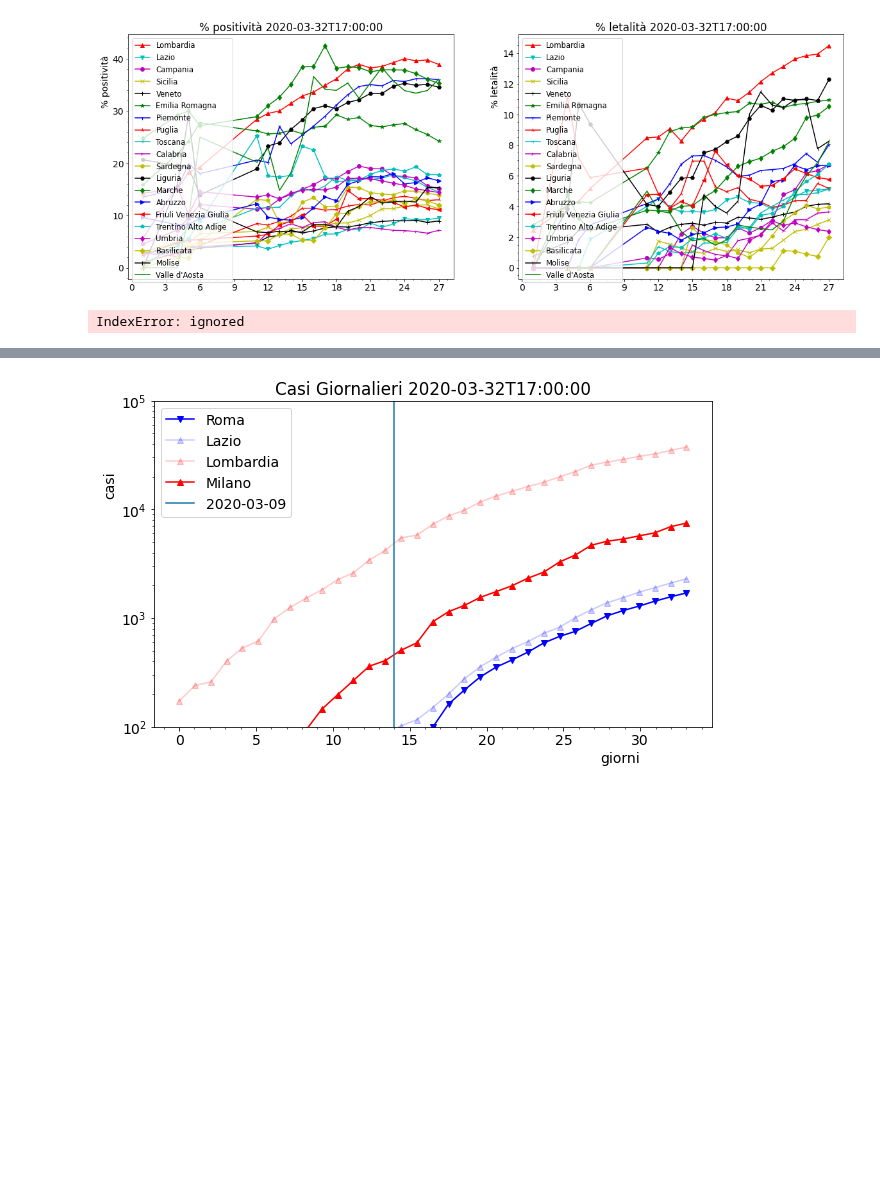
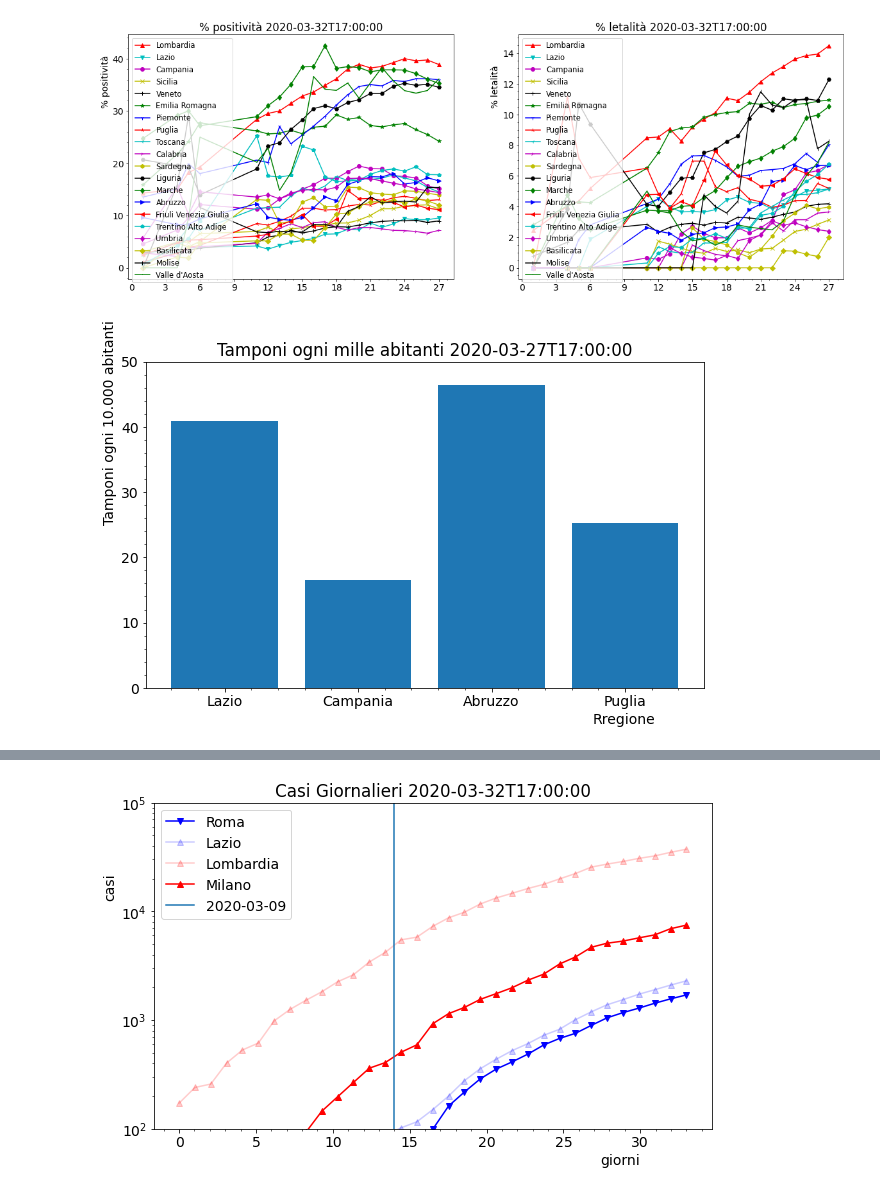
Before and after one commit to lorenzopaolucci/studenti, a Jupyter notebook: covid19.ipynb, the cells around one changed output, grey strips where cells are left out. Cells and saved outputs as stored; diff of their text form; code cells hidden in the pictures; blank space fills up the shorter version.

```diff
--- a/covid19.ipynb
+++ b/covid19.ipynb
@@ -908,27 +908,27 @@ plt.show()
 # %%
 P_Lazio = 5.897e6
 P_Campania = 5.827e6
 P_Abruzzo = 1.315e6
 P_Puglia = 4.048e6
-y = [(10000*dr.loc[(dr['denominazione_regione'] == 'Lazio') & (dr['data'] == '2020-03-18 17:00:00')]['tamponi'].values/P_Lazio)[0],
-     (10000*dr.loc[(dr['denominazione_regione'] == 'Campania') & (dr['data'] == '2020-03-18 17:00:00')]['tamponi'].values/P_Campania)[0],
-     (10000*dr.loc[(dr['denominazione_regione'] == 'Abruzzo') & (dr['data'] == '2020-03-18 17:00:00')]['tamponi'].values/P_Abruzzo)[0],
-     (10000*dr.loc[(dr['denominazione_regione'] == 'Puglia') & (dr['data'] == '2020-03-18 17:00:00')]['tamponi'].values/P_Puglia)[0]
+y = [(10000*dr.loc[(dr['denominazione_regione'] == 'Lazio') & (dr['data'] == '2020-03-27T17:00:00')]['tamponi'].values/P_Lazio)[0],
+     (10000*dr.loc[(dr['denominazione_regione'] == 'Campania') & (dr['data'] == '2020-03-27T17:00:00')]['tamponi'].values/P_Campania)[0],
+     (10000*dr.loc[(dr['denominazione_regione'] == 'Abruzzo') & (dr['data'] == '2020-03-27T17:00:00')]['tamponi'].values/P_Abruzzo)[0],
+     (10000*dr.loc[(dr['denominazione_regione'] == 'Puglia') & (dr['data'] == '2020-03-27T17:00:00')]['tamponi'].values/P_Puglia)[0]
      ]
 fig, ax = plt.subplots(figsize=(10,6))
 xl = ['Lazio', 'Campania', 'Abruzzo', 'Puglia']
 x = [0,1,2,3]
 #ax.plot(xl, y, linestyle='dashed')
 ax.bar(xl, y)
 #ax.set_xticks(x, xl)
-ax.set_ylim(0, 20)
+ax.set_ylim(0, 50)
 ax.set_title('Tamponi ogni mille abitanti '+str(np.array(df['data'])[-1]))
 ax.set_xlabel('Rregione', horizontalalignment = 'left', x=0.8)
 ax.set_ylabel('Tamponi ogni 10.000 abitanti', horizontalalignment = 'left', y=0.5)
 plt.minorticks_on()
 plt.show()
 # %% [output]
-IndexError: ignored
+[figure, added]
 # %%
 # DATI Provincie
 url_csv_file = "https://raw.githubusercontent.com/pcm-dpc/COVID-19/master/dati-province/dpc-covid19-ita-province.csv"
```
